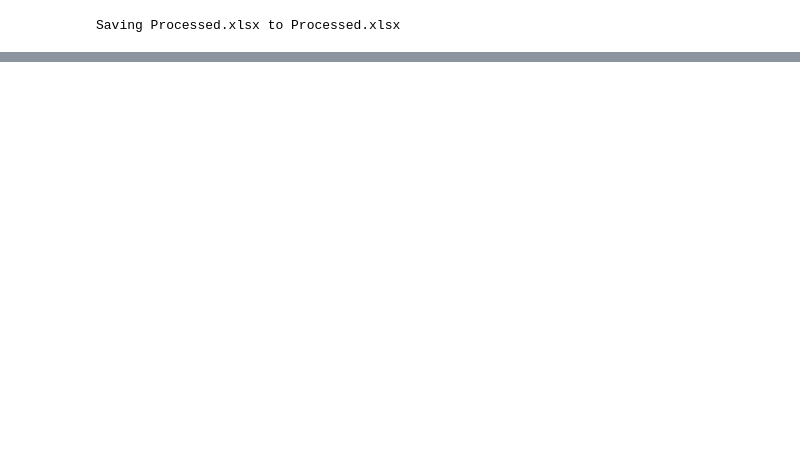
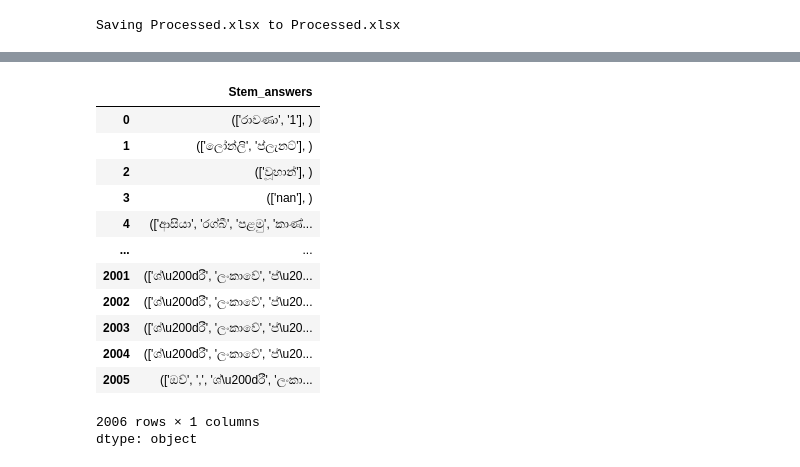
Before and after one commit to Dushmanthr/Sinhala_AI_Generated_Answer_Detection, a Jupyter notebook: My_research.ipynb, the cells around one changed output, grey strips where cells are left out. Saved outputs shown, nothing was run; the diff lists cells and outputs as text; code cells hidden in the pictures; blank space fills up the shorter version.

```diff
--- a/My_research.ipynb
+++ b/My_research.ipynb
@@ -97,0 +93,6 @@ print(df[['Answers', 'Tokenized_Answers']].head())
+# %%
+from sinling import SinhalaStemmer
+
+stemmer = SinhalaStemmer()
+
+df1['Stem_answers'] = df1['Tokenized_Answers'].apply(lambda tokenized_answer: stemmer.stem(word=str(tokenized_answer)))
@@ -97,0 +103,17 @@ print(df[['Answers', 'Tokenized_Answers']].head())
+# %%
+df1['Stem_answers']
+# %% [output]
+|  | Stem_answers |
+| 0 | (['රාවණා', '1'], ) |
+| 1 | (['ලෝන්ලි', 'ප්ලැනට්'], ) |
+| 2 | (['වූහාන්'], ) |
+| 3 | (['nan'], ) |
+| 4 | (['ආසියා', 'රග්බී', 'පළමු', 'කාණ්... |
+| ... | ... |
+| 2001 | (['ශ්\u200dරී', 'ලංකාවේ', 'ප්\u20... |
+| 2002 | (['ශ්\u200dරී', 'ලංකාවේ', 'ප්\u20... |
+| 2003 | (['ශ්\u200dරී', 'ලංකාවේ', 'ප්\u20... |
+| 2004 | (['ශ්\u200dරී', 'ලංකාවේ', 'ප්\u20... |
+| 2005 | (['ඔව්', ',', 'ශ්\u200dරී', 'ලංකා... |
+2006 rows × 1 columns
+dtype: object
```
Also changed, not shown: parts of 18 cells of this notebook.
